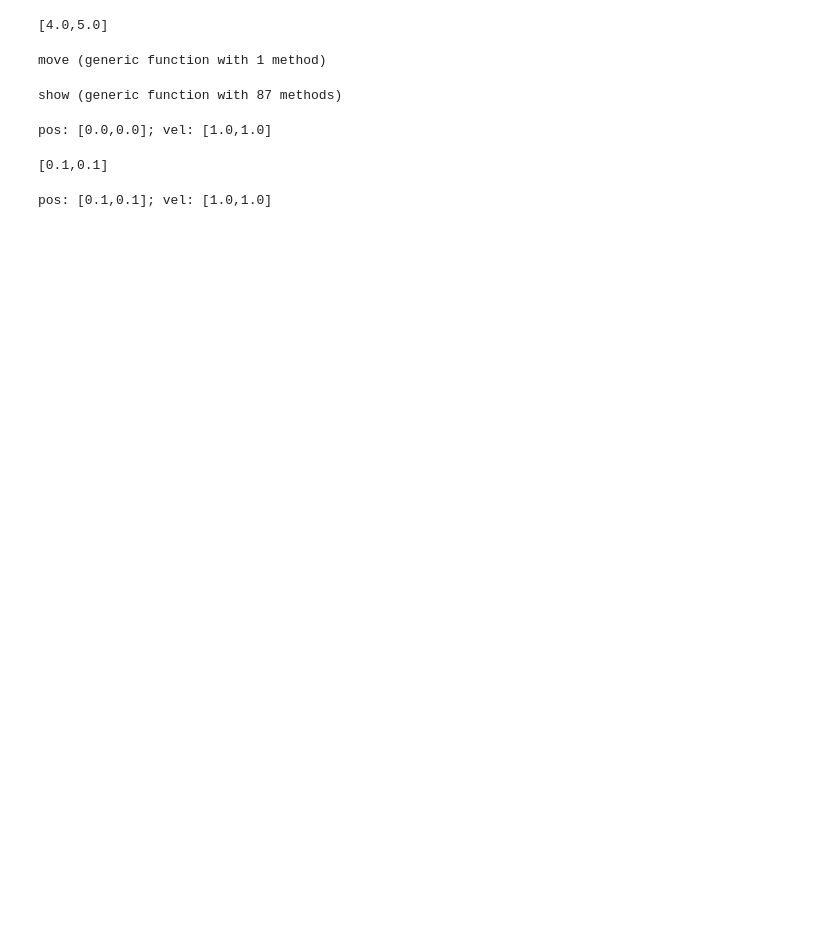
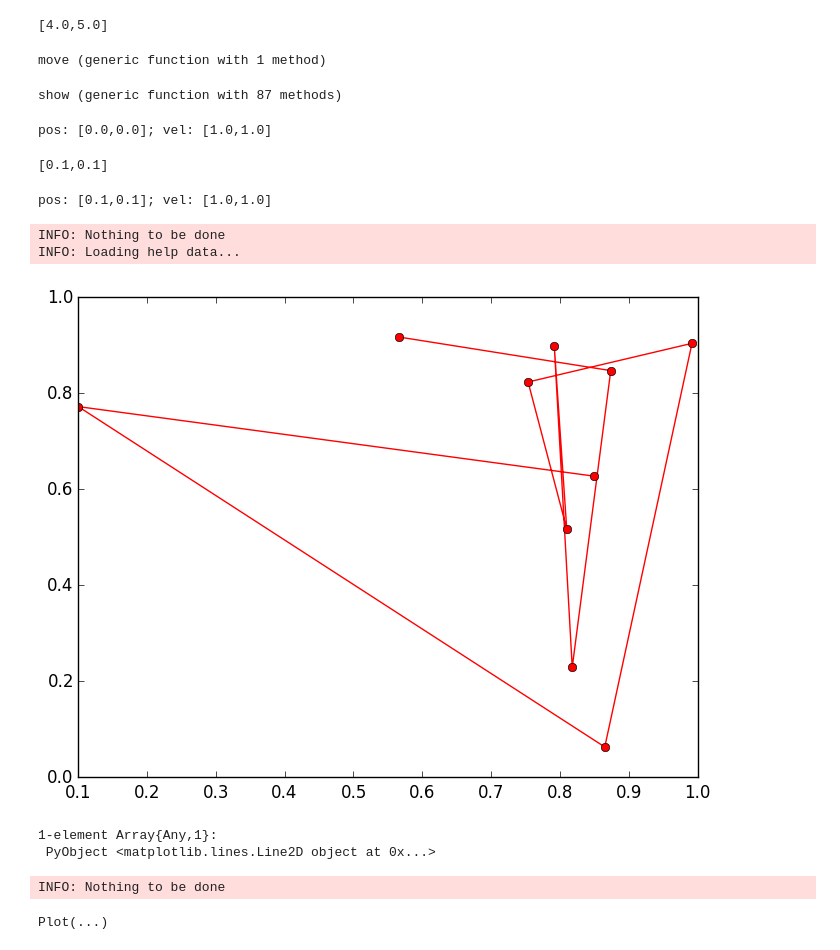
Before and after one commit to mgje/Python-Mathematik-Beispiele, a Jupyter notebook: notebook/svd.ipynb, the cells around one changed output. Cells and saved outputs as stored; diff of their text form; code cells hidden in the pictures; blank space fills up the shorter version.

```diff
--- a/notebook/svd.ipynb
+++ b/notebook/svd.ipynb
@@ -234,3 +234,29 @@ move(P,0.1)
 P
 # %% [output]
 pos: [0.1,0.1]; vel: [1.0,1.0]
+# %%
+Pkg.add("PyPlot")
+using PyPlot
+# %% [output]
+INFO: Nothing to be done
+INFO: Loading help data...
+# %%
+x=rand(10)
+y=rand(10)
+plot(x,y,"ro-")
+# %% [output]
+[figure, added]
+1-element Array{Any,1}:
+ PyObject <matplotlib.lines.Line2D object at 0x...>
+# %%
+Pkg.add("Gadfly")
+
+using Gadfly
+# %% [output]
+INFO: Nothing to be done
+# %%
+xs = 1:10
+ys = rand(10)
+plot(x=xs, y=ys)
+# %% [output]
+Plot(...)
```
Also changed, not shown: parts of 2 cells of this notebook.
